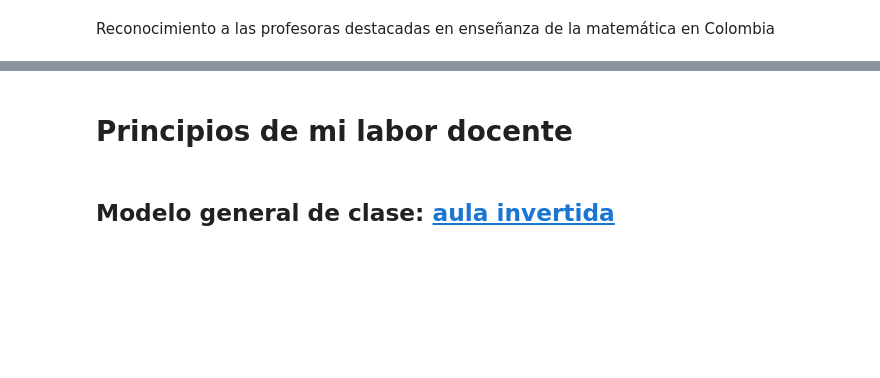
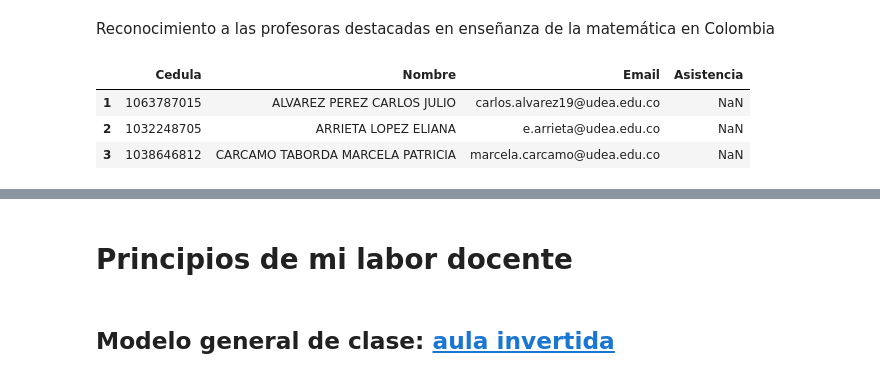
Before and after one commit to marco-canas/practica_v_dllo_pto_math_infancia, a Jupyter notebook: 5_caracterizacion/1_taller_caracterizacion.ipynb, the cells around one changed output, grey strips where cells are left out. Drawn from its saved outputs; the diff is of its cells as text; code cells hidden in the pictures; blank space fills up the shorter version.

```diff
--- a/5_caracterizacion/1_taller_caracterizacion.ipynb
+++ b/5_caracterizacion/1_taller_caracterizacion.ipynb
@@ -20,12 +20,17 @@ Reconocimiento a las profesoras destacadas en enseñanza de la matemática en Co
 # %%
 import pandas as pd
 import numpy as np
 
 # Cargar la lista de estudiantes desde el archivo CSV
 path = 'C:/Users/marco/Documentos/docencia/groups_list/infantil.xlsx'
 estudiantes = pd.read_excel(path)
 estudiantes.index = range(1, len(estudiantes) + 1)
-estudiantes.head(17)
+estudiantes.head(3)
+# %% [output]
+|  | Cedula | Nombre | Email | Asistencia |
+| 1 | 1063787015 | ALVAREZ PEREZ CARLOS JULIO | carlos.alvarez19@udea.edu.co | NaN |
+| 2 | 1032248705 | ARRIETA LOPEZ ELIANA | e.arrieta@udea.edu.co | NaN |
+| 3 | 1038646812 | CARCAMO TABORDA MARCELA PATRICIA | marcela.carcamo@udea.edu.co | NaN |
 # %%
 # Convertir la columna 'Nombre' a una lista de Python
 lista_estudiantes = estudiantes['Nombre'].tolist()
```
Also changed, not shown: parts of 29 cells of this notebook.
